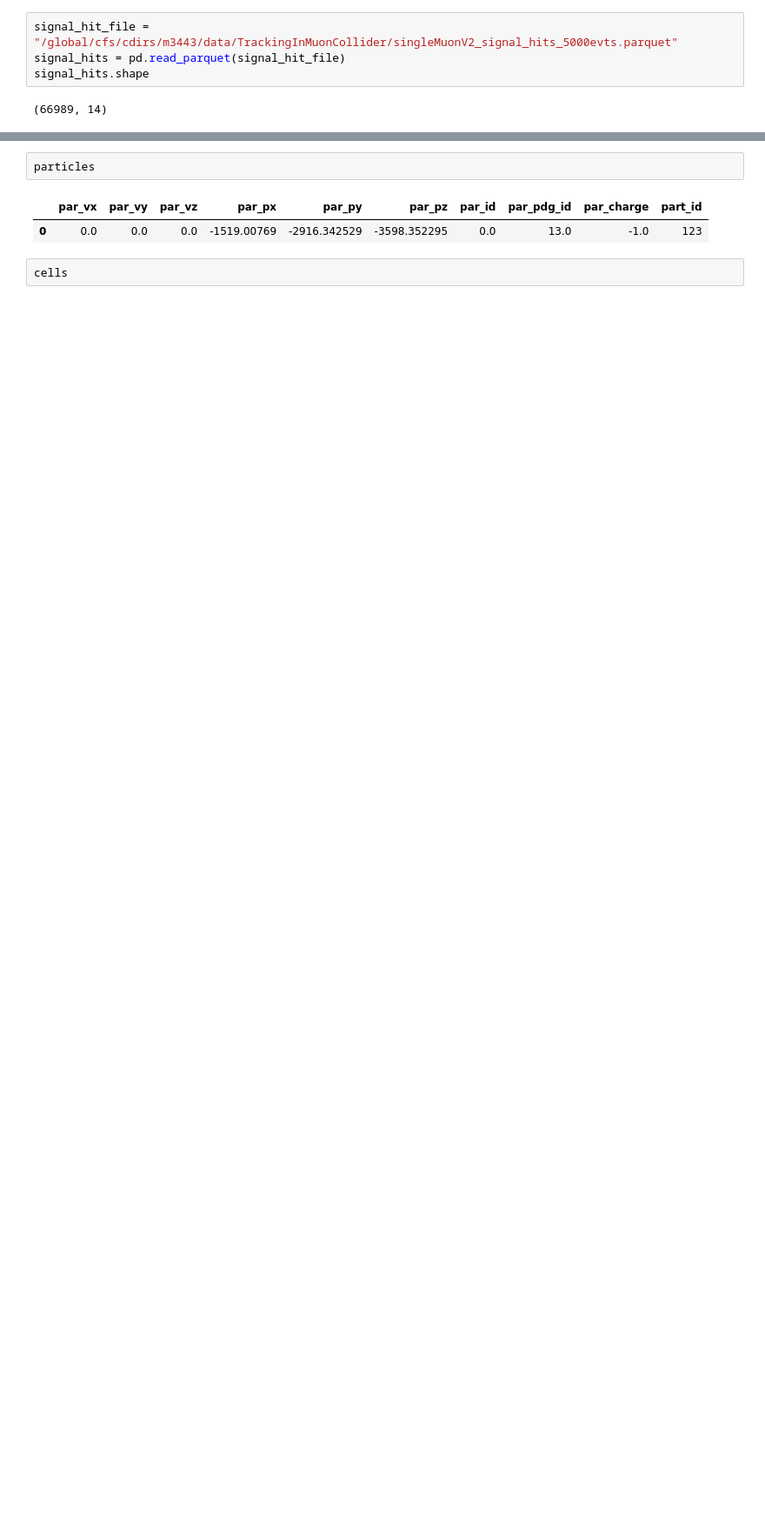
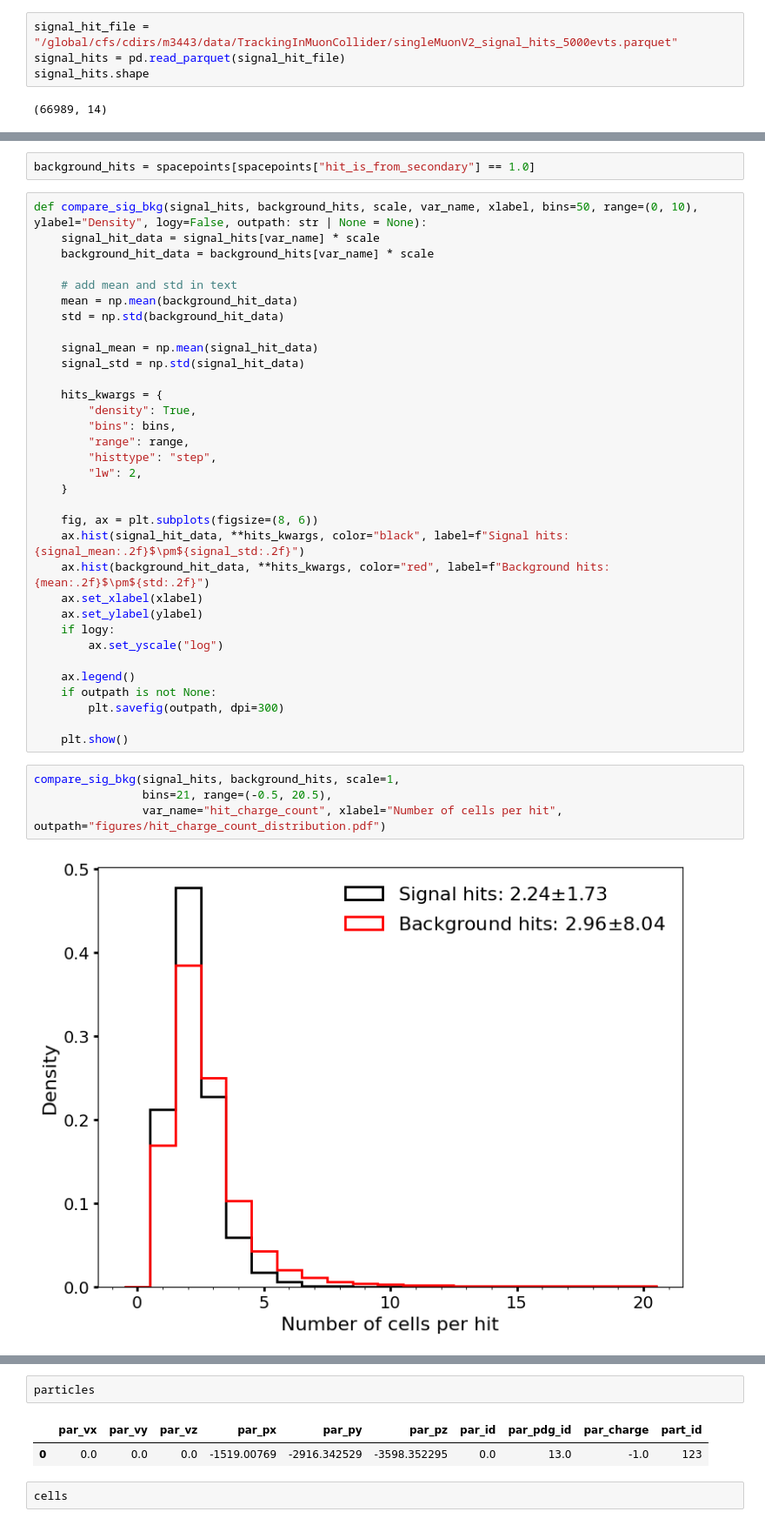
Before and after one commit to xju2/heptracktool, a Jupyter notebook: notebooks/2.1 muon collider track data reader v2.ipynb, the cells around one changed output, grey strips where cells are left out. Shown at 87% size. Drawn from its saved outputs; the diff is of its cells as text; blank space fills up the shorter version.

Commit message:
new plots for the paper

```diff
--- a/notebooks/2.1 muon collider track data reader v2.ipynb
+++ b/notebooks/2.1 muon collider track data reader v2.ipynb
@@ -157,0 +66,41 @@ plt.show()
+# %%
+background_hits = spacepoints[spacepoints["hit_is_from_secondary"] == 1.0]
+# %%
+def compare_sig_bkg(signal_hits, background_hits, scale, var_name, xlabel, bins=50, range=(0, 10), ylabel="Density", logy=False, outpath: str | None = None):
+    signal_hit_data = signal_hits[var_name] * scale
+    background_hit_data = background_hits[var_name] * scale
+
+    # add mean and std in text
+    mean = np.mean(background_hit_data)
+    std = np.std(background_hit_data)
+
+    signal_mean = np.mean(signal_hit_data)
+    signal_std = np.std(signal_hit_data)
+
+    hits_kwargs = {
+        "density": True,
+        "bins": bins,
+        "range": range,
+        "histtype": "step",
+        "lw": 2,
+    }
+
+    fig, ax = plt.subplots(figsize=(8, 6))
+    ax.hist(signal_hit_data, **hits_kwargs, color="black", label=f"Signal hits: {signal_mean:.2f}$\pm${signal_std:.2f}")
+    ax.hist(background_hit_data, **hits_kwargs, color="red", label=f"Background hits: {mean:.2f}$\pm${std:.2f}")
+    ax.set_xlabel(xlabel)
+    ax.set_ylabel(ylabel)
+    if logy:
+        ax.set_yscale("log")
+
+    ax.legend()
+    if outpath is not None:
+        plt.savefig(outpath, dpi=300)
+
+    plt.show()
+# %%
+compare_sig_bkg(signal_hits, background_hits, scale=1,
+                bins=21, range=(-0.5, 20.5),
+                var_name="hit_charge_count", xlabel="Number of cells per hit", outpath="figures/hit_charge_count_distribution.pdf")
+# %% [output]
+[figure, added]
```
Also changed, not shown: parts of 8 cells of this notebook.
